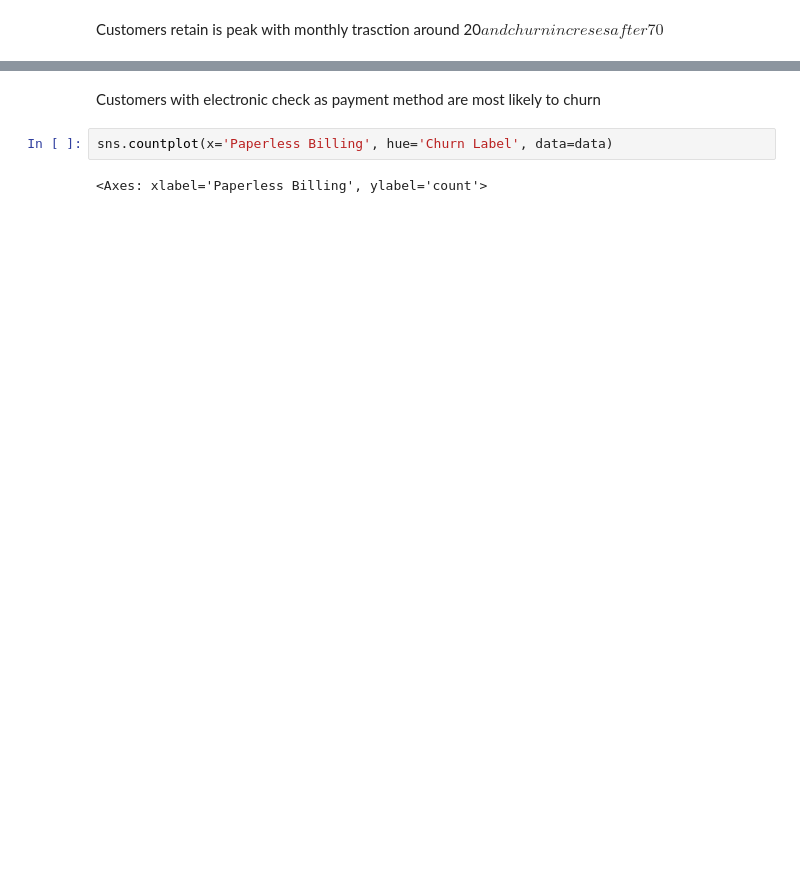
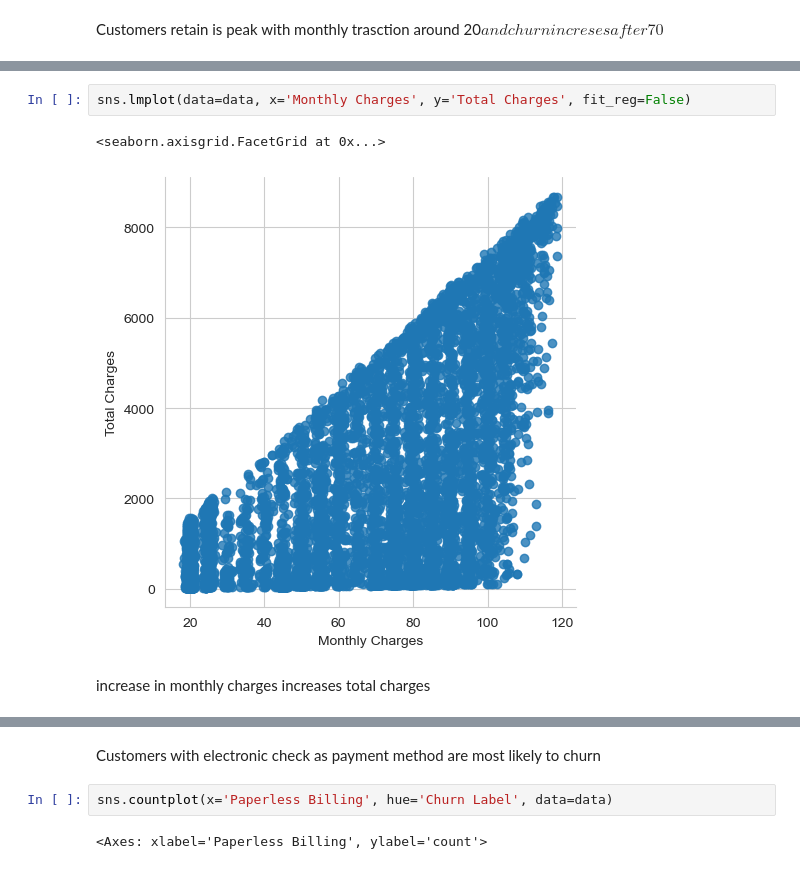
Before and after one commit to renukachichkote/telco-customer-churn-prediction, a Jupyter notebook: rfc_model.ipynb, the cells around one changed output, grey strips where cells are left out. Drawn from its saved outputs; the diff is of its cells as text; blank space fills up the shorter version.

```diff
--- a/rfc_model.ipynb
+++ b/rfc_model.ipynb
@@ -283,6 +283,13 @@ plt.xlabel('Monthly Charges distribution split by Gender')
 # %% [output]
 Text(0.5, 0, 'Monthly Charges distribution split by Gender')
 [figure]
+# %%
+sns.lmplot(data=data, x='Monthly Charges', y='Total Charges', fit_reg=False)
+# %% [output]
+<seaborn.axisgrid.FacetGrid at 0x...>
+[figure, added]
+# %% [markdown]
+increase in monthly charges increases total charges
 # %%
 sns.countplot(x='Payment Method', hue='Churn Label', data=data)
 plt.xticks(rotation=20)
```
Also changed, not shown: parts of 29 cells of this notebook, 5 other files.
